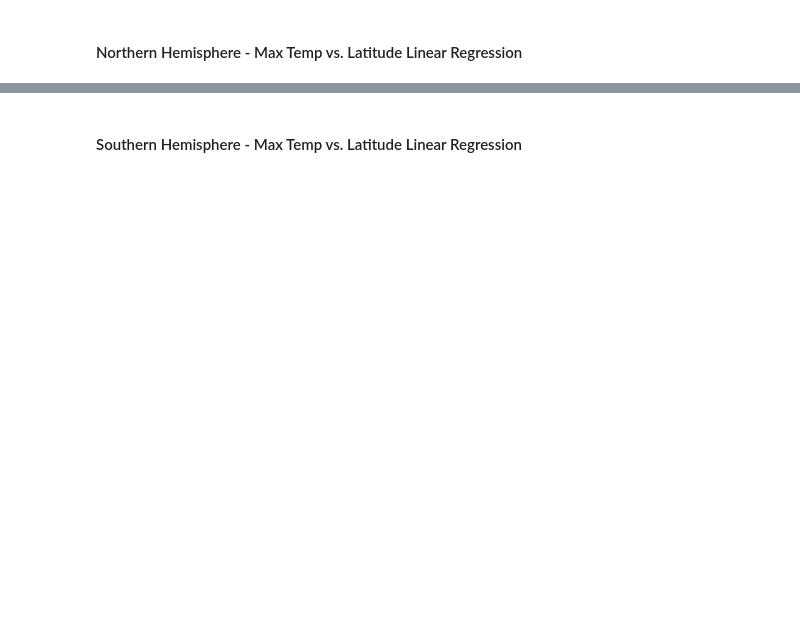
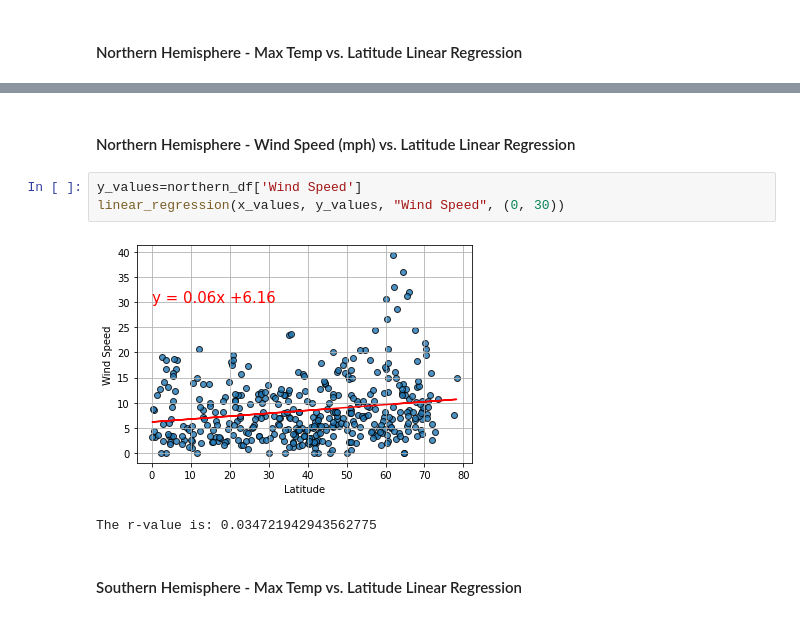
Before and after one commit to cakearns/Mod_6_Python_API_Challenge, a Jupyter notebook: starter_code/WeatherPy.ipynb, the cells around one changed output, grey strips where cells are left out. Cells and saved outputs as stored; diff of their text form; blank space fills up the shorter version.

```diff
--- a/starter_code/WeatherPy.ipynb
+++ b/starter_code/WeatherPy.ipynb
@@ -274,2 +330,10 @@ The r-value is: 0.46937863826630627
+# %% [markdown]
+####  Northern Hemisphere - Wind Speed (mph) vs. Latitude Linear Regression
+# %%
+y_values=northern_df['Wind Speed']
+linear_regression(x_values, y_values, "Wind Speed", (0, 30))
+# %% [output]
+[figure, added]
+The r-value is: 0.034721942943562775
 # %% [markdown]
 ####  Southern Hemisphere - Max Temp vs. Latitude Linear Regression
```
Also changed, not shown: parts of 24 cells of this notebook.
